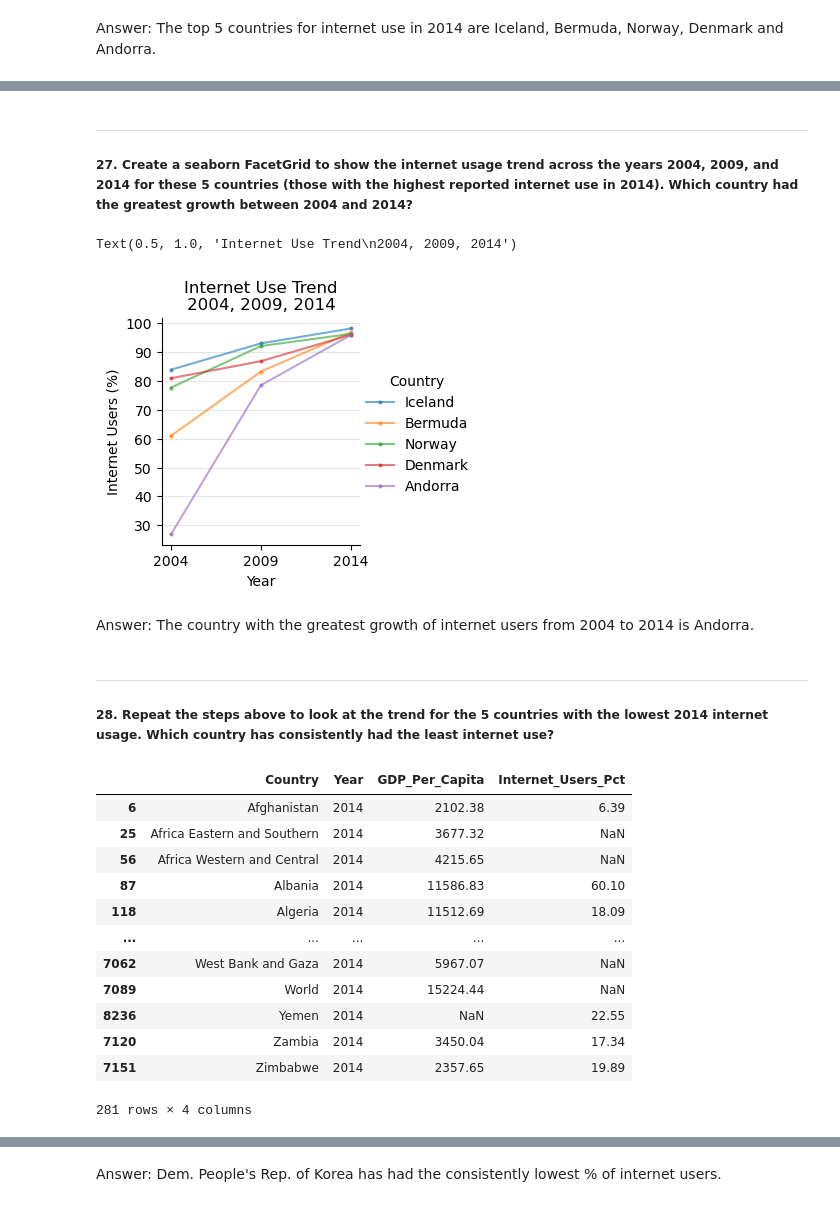
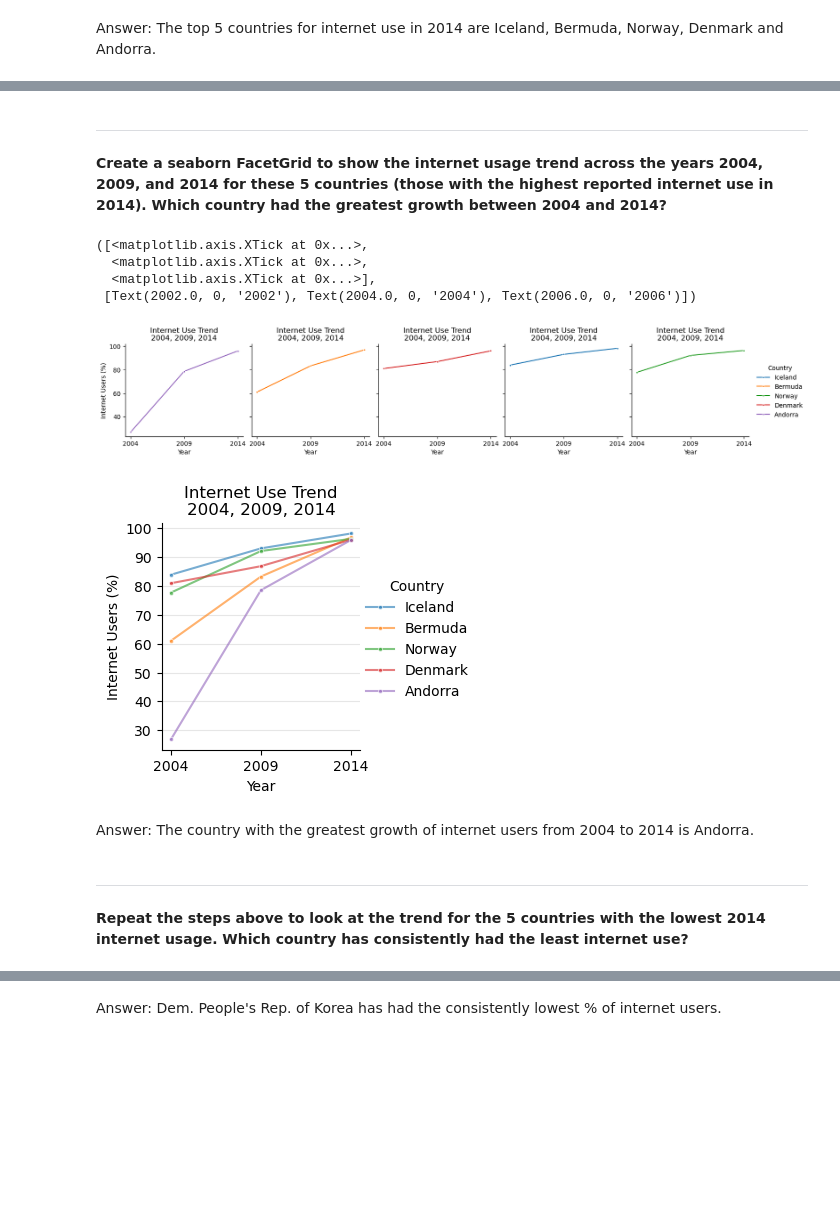
Before and after one commit to NSS-Full-Time-Data-Analytics-8/un_project-rkkocheran, a Jupyter notebook: notebooks/UN_project.ipynb, the cells around one changed output, grey strips where cells are left out. Saved outputs shown, nothing was run; the diff lists cells and outputs as text; code cells hidden in the pictures; blank space fills up the shorter version.

```diff
--- a/notebooks/UN_project.ipynb
+++ b/notebooks/UN_project.ipynb
@@ -220,2 +210,3 @@ gdp_and_internet_use.tail(5)
 # %%
-gdp_and_internet_subset = gdp_and_internet_use.loc[gdp_and_internet_use['Year'].isin([2004, 2009, 2014])]
+gi_subset = gdp_and_internet_use.loc[gdp_and_internet_use['Year'].isin([2004, 2009, 2014])]
+gi_subset
@@ -244,4 +231,5 @@ gdp_and_internet_subset
 # %%
-gdp_internet_2004 = gdp_and_internet_subset.loc[(gdp_and_internet_subset['Year'] == 2004)]
-gdp_internet_2009 = gdp_and_internet_subset.loc[(gdp_and_internet_subset['Year'] == 2009)]
-gdp_internet_2014 = gdp_and_internet_subset.loc[(gdp_and_internet_subset['Year'] == 2014)]
+gi_2004 = gi_subset.loc[gi_subset['Year'] == 2004]
+gi_2009 = gi_subset.loc[gi_subset['Year'] == 2009]
+gi_2014 = gi_subset.loc[gi_subset['Year'] == 2014]
+gi_2004
@@ -424,7 +421,6 @@ Answer: The values for the percentage of internet users for 2014 show a bimodal
 # %%
-top_5_internet_2014 = gdp_internet_2014.sort_values(by = 'Internet_Users_Pct', ascending = False).head()
-top_5_internet_2014 = list(top_5_internet_2014['Country'])
-print('The top 5 countries for internet use in 2014 are {}.'.format(' and '.join([', '.join(top_5_internet_2014[:-1]), top_5_internet_2014[-1]])))
+top_5_net_2014 = gi_2014.nlargest(5, 'Internet_Users_Pct')['Country'].tolist()
+print('The top 5 countries for internet use in 2014 are {}.'.format(' and '.join([', '.join(top_5_net_2014[:-1]), top_5_net_2014[-1]])))
 # %% [output]
 The top 5 countries for internet use in 2014 are Iceland, Bermuda, Norway, Denmark and Andorra.
 # %% [markdown]
@@ -436,2 +432,3 @@ Answer: The top 5 countries for internet use in 2014 are Iceland, Bermuda, Norwa
 # %%
-top_5_internet = gdp_and_internet_subset.loc[gdp_and_internet_subset['Country'].isin(top_5_internet_2014)]
+top_5_internet = gi_subset.loc[gi_subset['Country'].isin(top_5_net_2014)]
+top_5_internet
@@ -457,37 +452,30 @@ top_5_internet
 # %% [markdown]
 <hr>
 
-##### 27.	Create a seaborn FacetGrid to show the internet usage trend across the years 2004, 2009, and 2014 for these 5 countries (those with the highest reported internet use in 2014). Which country had the greatest growth between 2004 and 2014?
+**Create a seaborn FacetGrid to show the internet usage trend across the years 2004, 2009, and 2014 for these 5 countries (those with the highest reported internet use in 2014). Which country had the greatest growth between 2004 and 2014?**
 # %%
-g = sns.FacetGrid(top_5_internet, hue = 'Country', hue_order = top_5_internet_2014)
-g.map(plt.plot, 'Year', 'Internet_Users_Pct', marker = 'o', markersize = 2, alpha = 0.6).add_legend()
+g = sns.FacetGrid(top_5_internet, col = 'Country', hue = 'Country', hue_order = top_5_net_2014)
+g.map(sns.lineplot, 'Year', 'Internet_Users_Pct', marker = 'o', markersize = 3).add_legend()
+g.set(ylabel = 'Internet Users (%)', title = 'Internet Use Trend\n2004, 2009, 2014')
 plt.xticks([2004, 2009, 2014])
-plt.grid(True, axis = 'y', color='0.9')
-plt.ylabel('Internet Users (%)')
-plt.title('Internet Use Trend\n2004, 2009, 2014')
 # %% [output]
-Text(0.5, 1.0, 'Internet Use Trend\n2004, 2009, 2014')
+([<matplotlib.axis.XTick at 0x...>,
+  <matplotlib.axis.XTick at 0x...>,
+  <matplotlib.axis.XTick at 0x...>],
+ [Text(2002.0, 0, '2002'), Text(2004.0, 0, '2004'), Text(2006.0, 0, '2006')])
-[figure, old version]
+[figure, new version]
+# %%
+g = sns.FacetGrid(top_5_internet, hue = 'Country', hue_order = top_5_net_2014)
+g.map(sns.lineplot, 'Year', 'Internet_Users_Pct', marker = 'o', markersize = 3, alpha = 0.6).add_legend()
+g.set(ylabel = 'Internet Users (%)', title = 'Internet Use Trend\n2004, 2009, 2014')
+plt.xticks([2004, 2009, 2014])
+plt.grid(True, axis = 'y', color='0.9')
+# %% [output]
+[figure, added]
 # %% [markdown]
 Answer: The country with the greatest growth of internet users from 2004 to 2014 is Andorra.
 # %% [markdown]
 <hr>
 
-##### 28.	Repeat the steps above to look at the trend for the 5 countries with the lowest 2014 internet usage. Which country has consistently had the least internet use?
+**Repeat the steps above to look at the trend for the 5 countries with the lowest 2014 internet usage. Which country has consistently had the least internet use?**
-# %%
-gdp_internet_2014
-# %% [output]
-|  | Country | Year | GDP_Per_Capita | Internet_Users_Pct |
-| 6 | Afghanistan | 2014 | 2102.38 | 6.39 |
-| 25 | Africa Eastern and Southern | 2014 | 3677.32 | NaN |
-| 56 | Africa Western and Central | 2014 | 4215.65 | NaN |
-| 87 | Albania | 2014 | 11586.83 | 60.10 |
-| 118 | Algeria | 2014 | 11512.69 | 18.09 |
-| ... | ... | ... | ... | ... |
-| 7062 | West Bank and Gaza | 2014 | 5967.07 | NaN |
-| 7089 | World | 2014 | 15224.44 | NaN |
-| 8236 | Yemen | 2014 | NaN | 22.55 |
-| 7120 | Zambia | 2014 | 3450.04 | 17.34 |
-| 7151 | Zimbabwe | 2014 | 2357.65 | 19.89 |
-281 rows × 4 columns
 # %%
```
Also changed, not shown: parts of 66 cells of this notebook.
